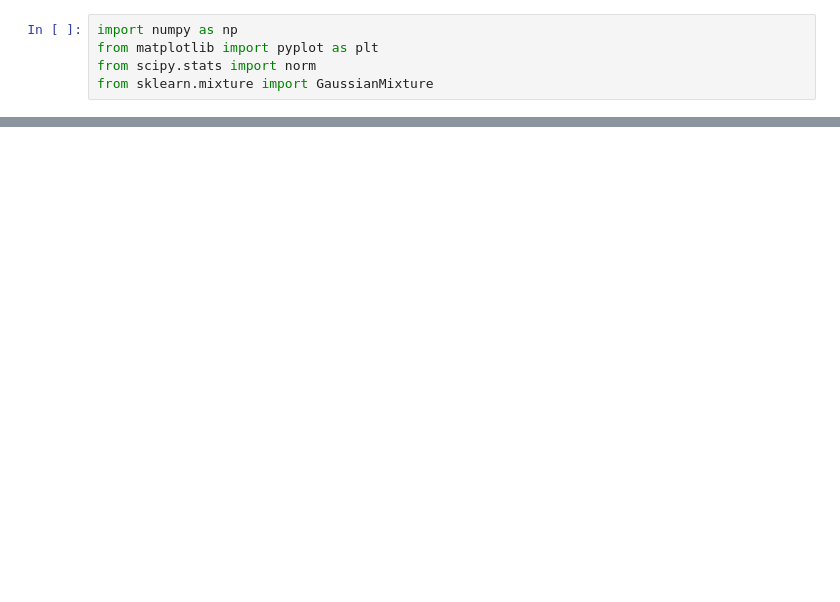
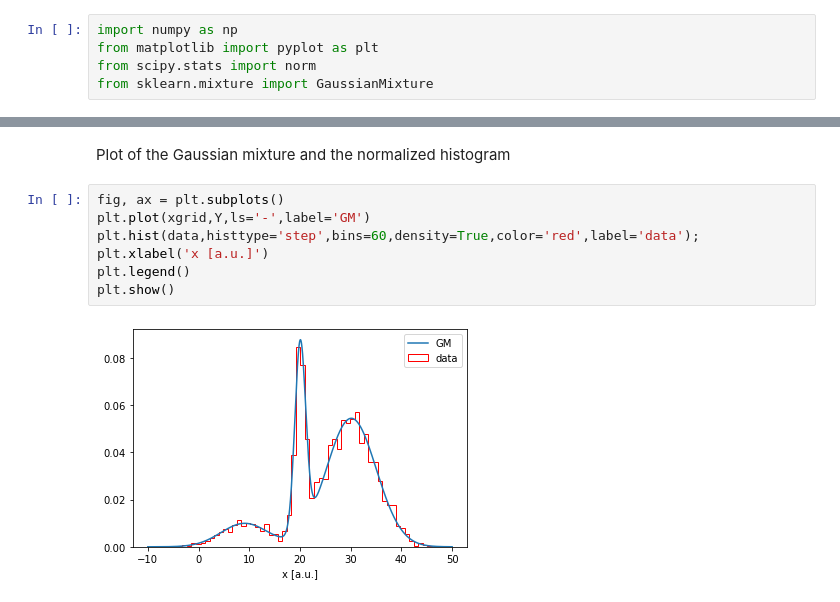
Before and after one commit to SimoneAbeni/astrostatistics_bicocca_2026, a Jupyter notebook: working/Lecture06/Mode determination with GM.ipynb, the cells around one changed output, grey strips where cells are left out. Drawn from its saved outputs; the diff is of its cells as text; blank space fills up the shorter version.

```diff
--- a/working/Lecture06/Mode determination with GM.ipynb
+++ b/working/Lecture06/Mode determination with GM.ipynb
@@ -55,0 +55,11 @@ plt.show()
+# %% [markdown]
+Plot of the Gaussian mixture and the normalized histogram
+# %%
+fig, ax = plt.subplots()
+plt.plot(xgrid,Y,ls='-',label='GM')
+plt.hist(data,histtype='step',bins=60,density=True,color='red',label='data');
+plt.xlabel('x [a.u.]')
+plt.legend()
+plt.show()
+# %% [output]
+[figure, added]
```
Also changed, not shown: parts of 9 cells of this notebook.
